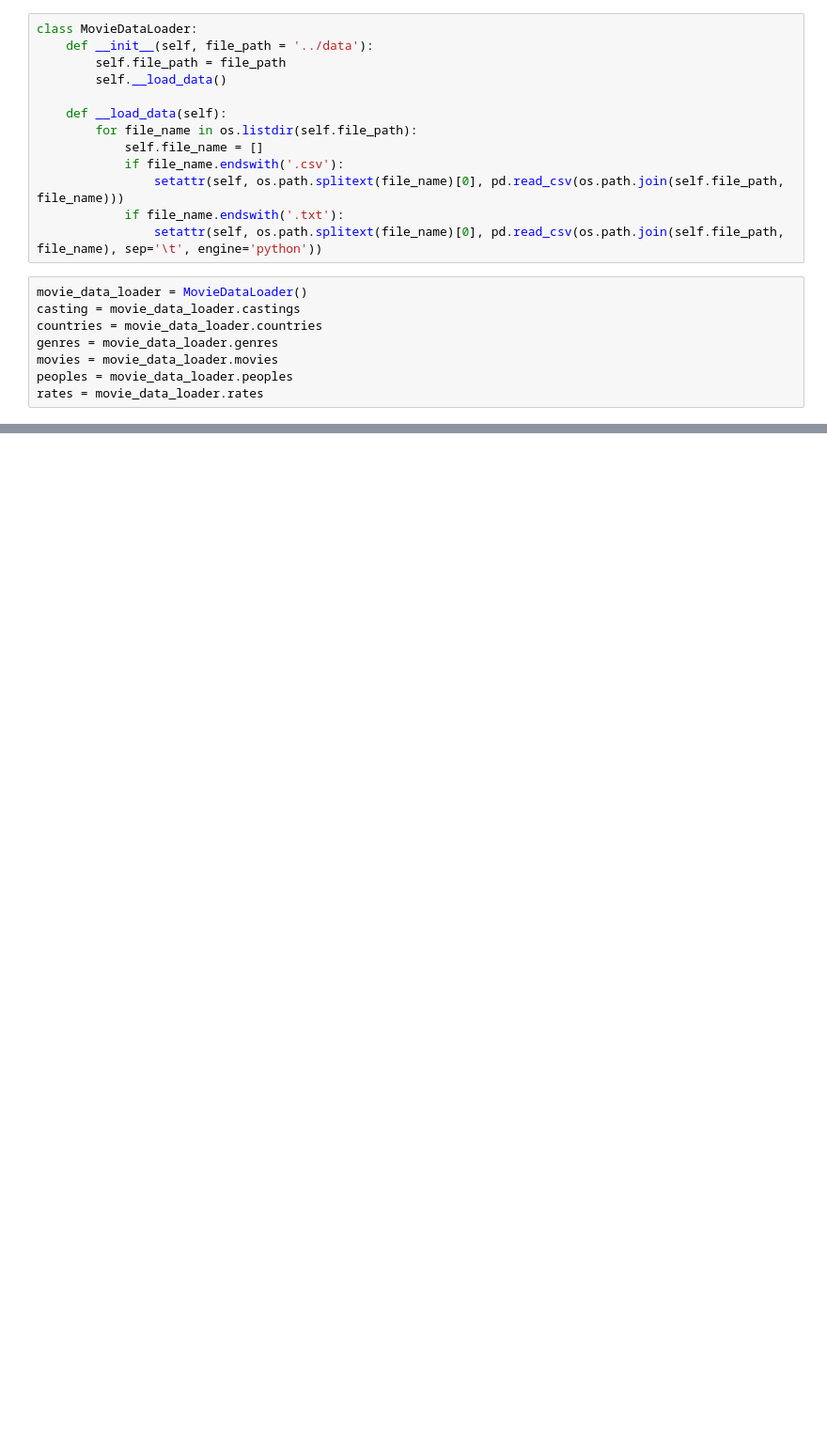
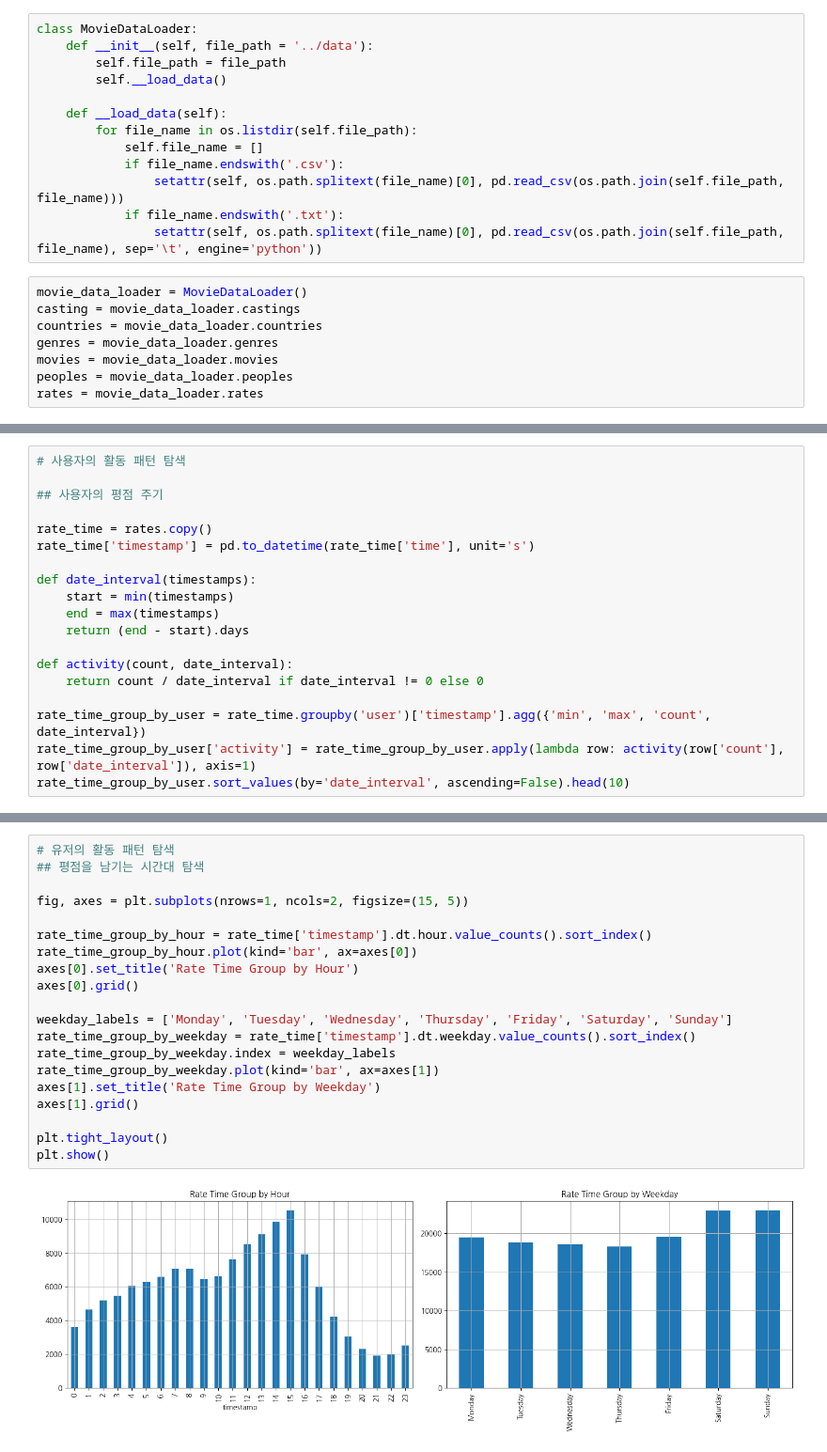
Before and after one commit to YeonSeong-Lee/codessey, a Jupyter notebook: prob02/prob0205.ipynb, the cells around one changed output, grey strips where cells are left out. Shown at 94% size. Cells and saved outputs as stored; diff of their text form; blank space fills up the shorter version.

```diff
--- a/prob02/prob0205.ipynb
+++ b/prob02/prob0205.ipynb
@@ -179,0 +90,19 @@ leading_actor_over_5_movies_over_10_rate.sort_values(by='rate', ascending=False)
+# %%
+# 사용자의 활동 패턴 탐색
+
+## 사용자의 평점 주기
+
+rate_time = rates.copy()
+rate_time['timestamp'] = pd.to_datetime(rate_time['time'], unit='s')
+
+def date_interval(timestamps):
+    start = min(timestamps)
+    end = max(timestamps)
+    return (end - start).days
+
+def activity(count, date_interval):
+    return count / date_interval if date_interval != 0 else 0
+
+rate_time_group_by_user = rate_time.groupby('user')['timestamp'].agg({'min', 'max', 'count', date_interval})
+rate_time_group_by_user['activity'] = rate_time_group_by_user.apply(lambda row: activity(row['count'], row['date_interval']), axis=1)
+rate_time_group_by_user.sort_values(by='date_interval', ascending=False).head(10)
@@ -179,0 +122,22 @@ leading_actor_over_5_movies_over_10_rate.sort_values(by='rate', ascending=False)
+# %%
+# 유저의 활동 패턴 탐색
+## 평점을 남기는 시간대 탐색
+
+fig, axes = plt.subplots(nrows=1, ncols=2, figsize=(15, 5))
+
+rate_time_group_by_hour = rate_time['timestamp'].dt.hour.value_counts().sort_index()
+rate_time_group_by_hour.plot(kind='bar', ax=axes[0])
+axes[0].set_title('Rate Time Group by Hour')
+axes[0].grid()
+
+weekday_labels = ['Monday', 'Tuesday', 'Wednesday', 'Thursday', 'Friday', 'Saturday', 'Sunday']
+rate_time_group_by_weekday = rate_time['timestamp'].dt.weekday.value_counts().sort_index()
+rate_time_group_by_weekday.index = weekday_labels
+rate_time_group_by_weekday.plot(kind='bar', ax=axes[1])
+axes[1].set_title('Rate Time Group by Weekday')
+axes[1].grid()
+
+plt.tight_layout()
+plt.show()
+# %% [output]
+[figure, added]
```
Also changed, not shown: parts of 14 cells of this notebook.
